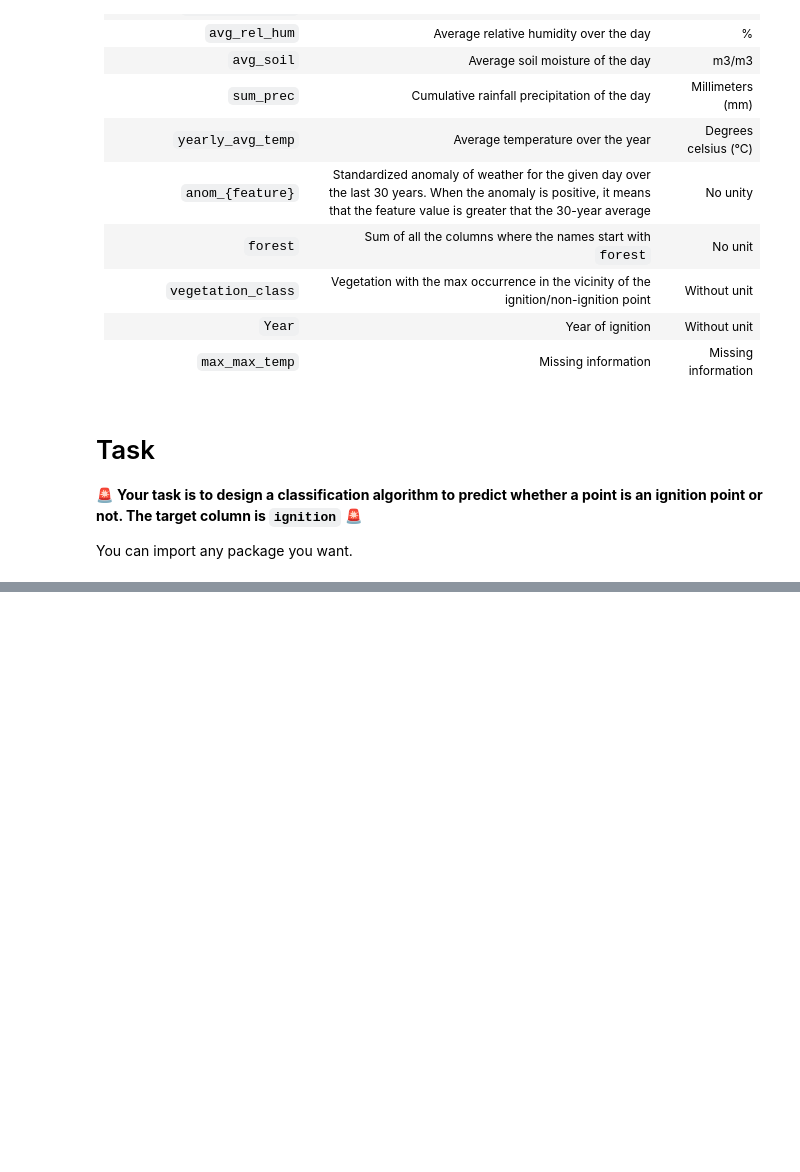
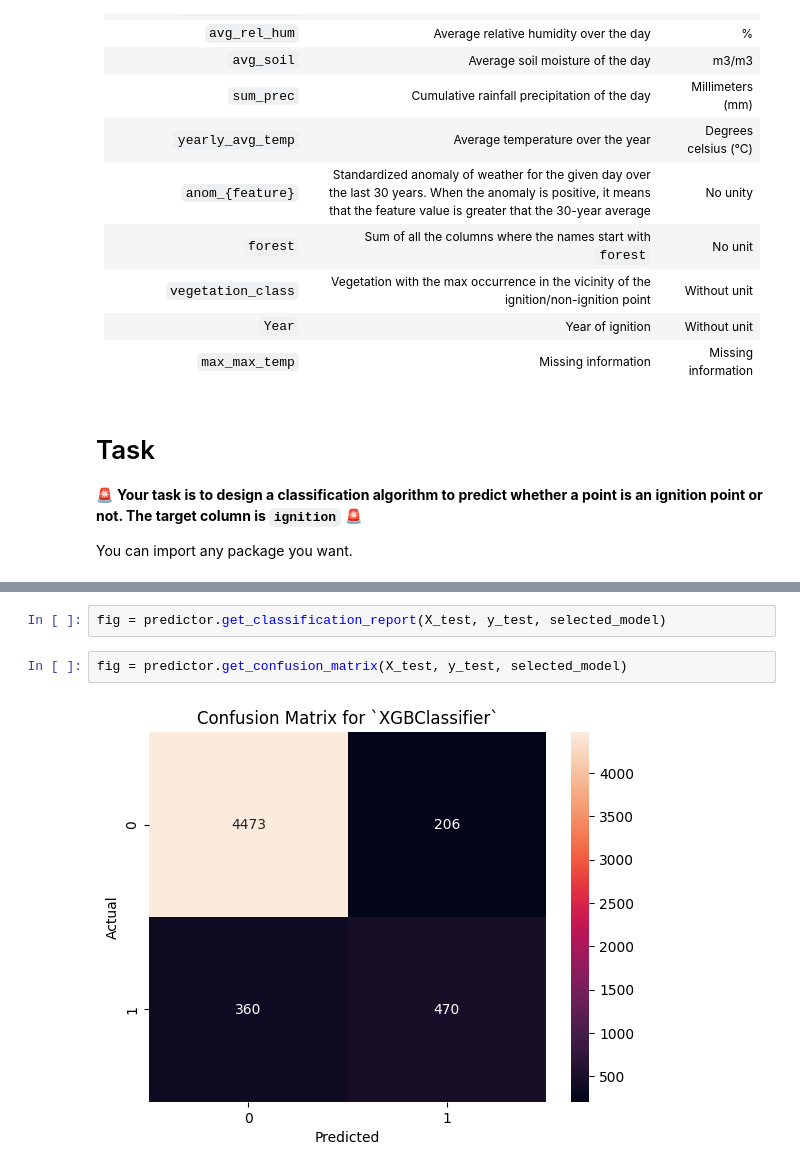
Before and after one commit to daltunay/descartes-data-sci, a Jupyter notebook: 03-classification_ignition_points.ipynb, the cells around one changed output, grey strips where cells are left out. Cells and saved outputs as stored; diff of their text form; blank space fills up the shorter version.

```diff
--- a/03-classification_ignition_points.ipynb
+++ b/03-classification_ignition_points.ipynb
@@ -124,0 +156,6 @@ selected_model = model_dict.get("XGBClassifier")
+# %%
+fig = predictor.get_classification_report(X_test, y_test, selected_model)
+# %%
+fig = predictor.get_confusion_matrix(X_test, y_test, selected_model)
+# %% [output]
+[figure, added]
```
Also changed, not shown: parts of 9 cells of this notebook, 2 other files.
